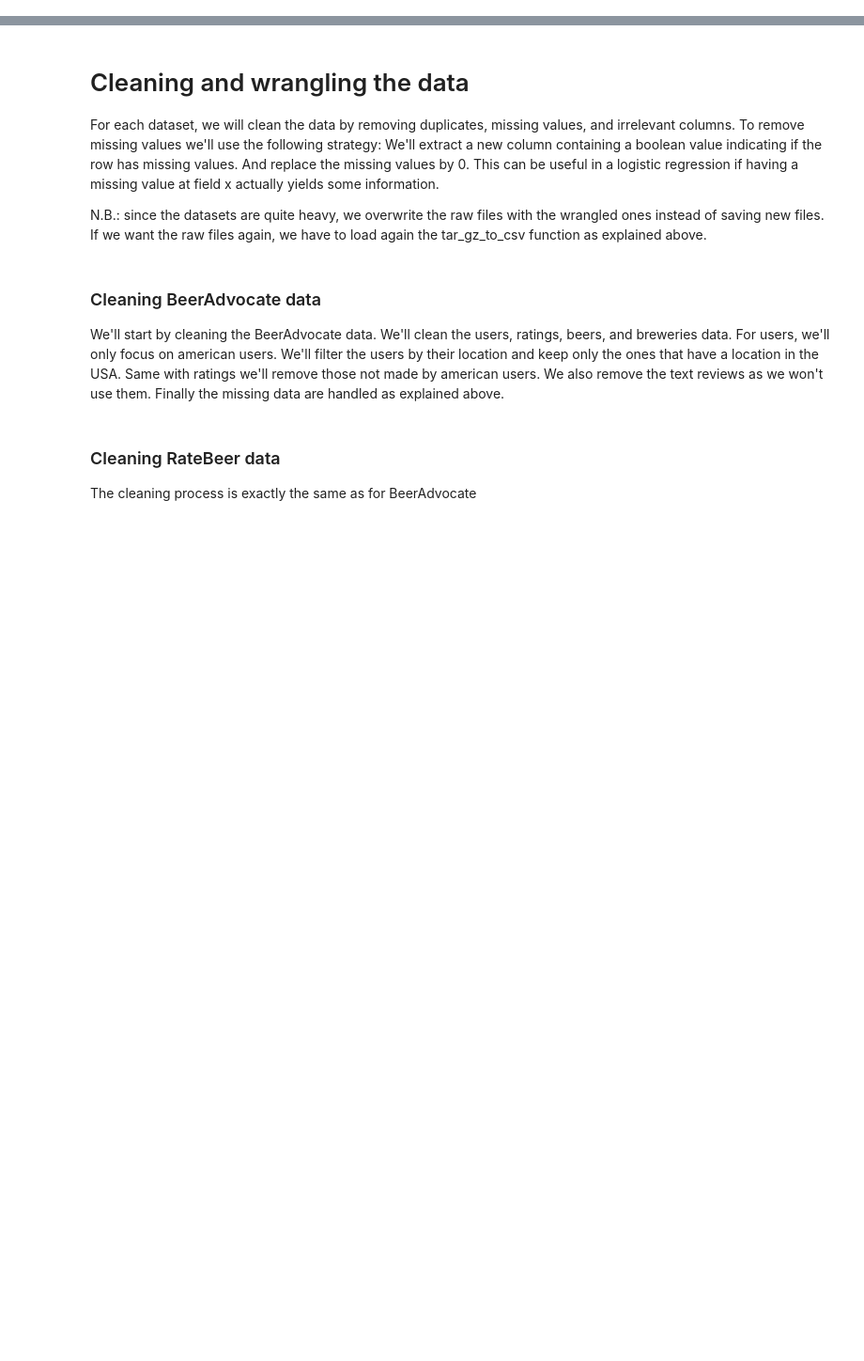
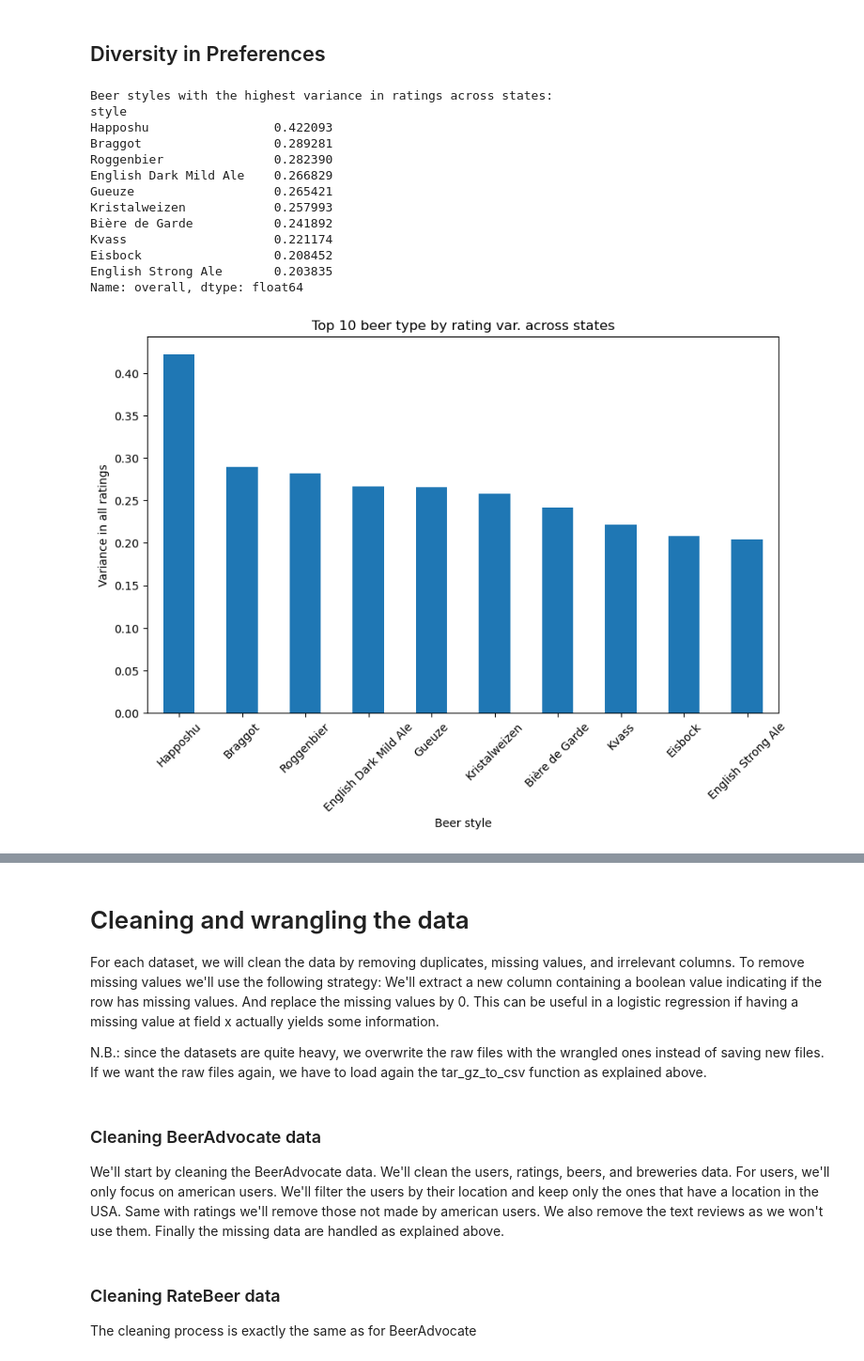
Before and after one commit to epfl-ada/ada-2024-project-fandemondada, a Jupyter notebook: old_results.ipynb, the cells around one changed output, grey strips where cells are left out. Shown: that part at 94% size. Drawn from its saved outputs; the diff is of its cells as text; code cells hidden in the pictures; blank space fills up the shorter version.

Commit message:
clean intermediare

```diff
--- a/old_results.ipynb
+++ b/old_results.ipynb
@@ -12,0 +29,24 @@ from datetime import datetime
+# %%
+#users_matched = data_matched['matched_beer_data_users.csv']
+#users_ba = data_ba['BeerAdvocate_users.csv']
+#users_rb = data_rb['RateBeer_users.csv']
+
+# need to add column of beer rating
+#ba_beers = pd.read_csv(f"{BeerAdvocate_path(clean_path)}/beers.csv")
+
+# grouped by beer and state
+column_to_group = 'style'
+
+#ba_usa_ratings['state'] = ba_usa_ratings['location'].apply(lambda x: x.split(', ')[-1])
+reviews_by_beer_state = ba_usa_ratings.groupby(['state', column_to_group]).mean(numeric_only=True).reset_index()
+#reviews_by_state = ba_usa_ratings['abv', 'location'].groupby('location').mean()#.reset_index(name='review_count')
+reviews_by_beer_state = reviews_by_beer_state.loc[:, ['state', column_to_group, 'appearance', 'aroma', 'palate', 'taste', 'overall', 'rating']]
+# to know how many got grouped
+reviews_by_beer_state['review_count'] = ba_usa_ratings.groupby(['state', column_to_group]).size().values
+reviews_by_beer_state = reviews_by_beer_state.loc[reviews_by_beer_state["review_count"] > 10]    # only more than 10 reviews by beer
+
+# selected_rows = reviews_by_beer_state[reviews_by_beer_state['style'] == "English Pale Ale"]
+
+beer_styles = pd.unique(reviews_by_beer_state[column_to_group])
+print(len(beer_styles))
+# selected_rows
@@ -12,0 +85,31 @@ from datetime import datetime
+# %% [markdown]
+## Diversity in Preferences
+# %%
+#variance in ratings for each beer style across all states
+rating_variance_by_style = reviews_by_beer_state.groupby('style')['overall'].var().sort_values(ascending=False)
+print("Beer styles with the highest variance in ratings across states:")
+print(rating_variance_by_style.head(10))
+
+# plot top10 by highest var.
+plt.figure(figsize=(10, 6))
+rating_variance_by_style.head(10).plot(kind='bar')
+plt.title('Top 10 beer type by rating var. across states')
+plt.xlabel('Beer style')
+plt.ylabel('Variance in all ratings')
+plt.xticks(rotation=45)
+plt.show()
+# %% [output]
+Beer styles with the highest variance in ratings across states:
+style
+Happoshu                 0.422093
+Braggot                  0.289281
+Roggenbier               0.282390
+English Dark Mild Ale    0.266829
+Gueuze                   0.265421
+Kristalweizen            0.257993
+Bière de Garde           0.241892
+Kvass                    0.221174
+Eisbock                  0.208452
+English Strong Ale       0.203835
+Name: overall, dtype: float64
+[figure, added]
```
Also changed, not shown: parts of 8 cells of this notebook, 4 other files.
